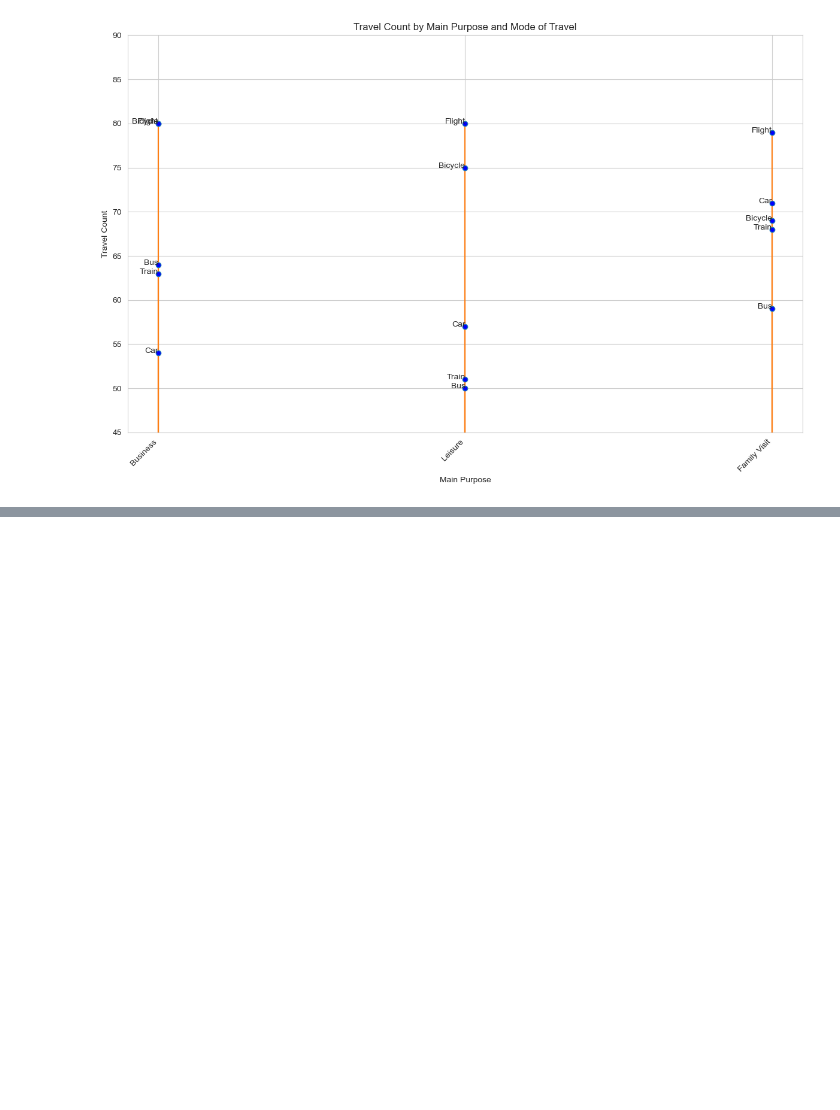
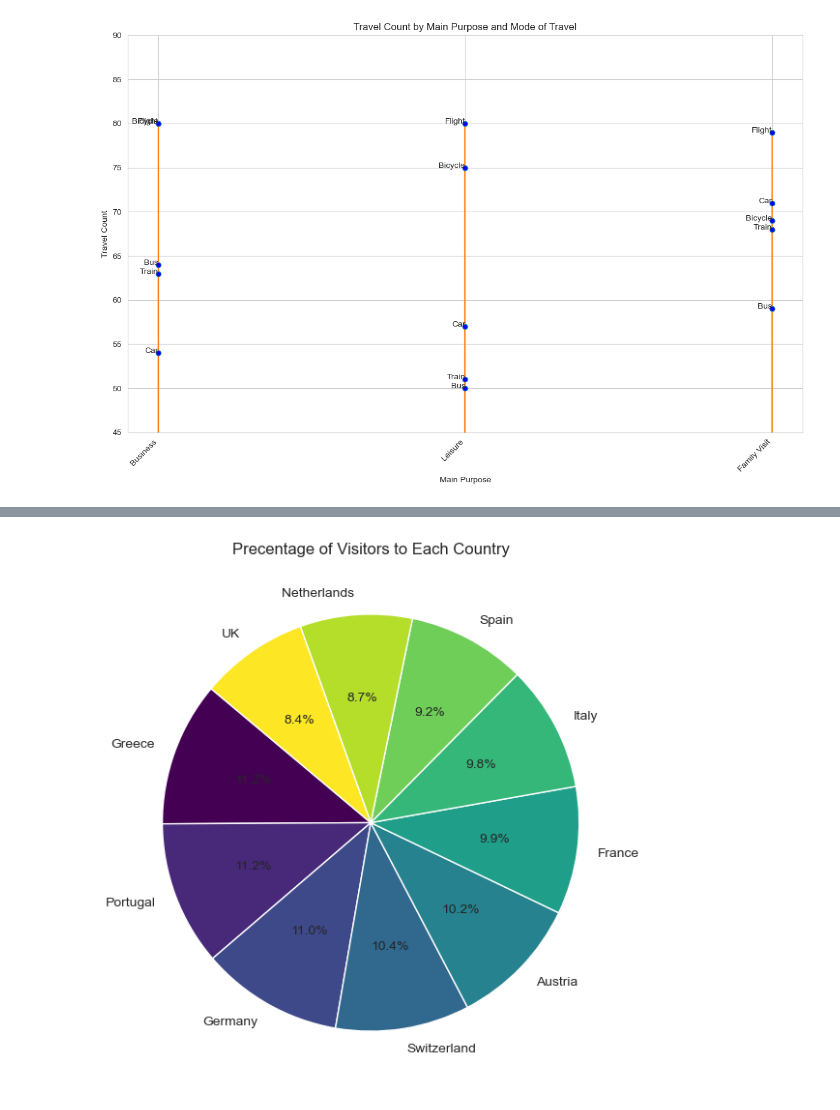
Before and after one commit to CymbalOfJoy/Project_3-Group_7, a Jupyter notebook: Dataset/Test Visualizations.ipynb, the cells around one changed output, grey strips where cells are left out. Drawn from its saved outputs; the diff is of its cells as text; code cells hidden in the pictures; blank space fills up the shorter version.

```diff
--- a/Dataset/Test Visualizations.ipynb
+++ b/Dataset/Test Visualizations.ipynb
@@ -225,3 +322,18 @@ plt.show()
+# %%
+
+
+# Let's say you want to create a pie chart for the 'Main_Purpose' column
+main_purpose_counts = df3['Country_Visited'].value_counts()
+
+# Create a pie chart
+plt.figure(figsize=(10, 7))
+main_purpose_counts.plot.pie(autopct='%1.1f%%', startangle=140, cmap='viridis')
+plt.title('Precentage of Visitors to Each Country')
+plt.ylabel('')  # This removes the y-label
+plt.savefig('pie_chart.png')
+plt.show()
+# %% [output]
+[figure, added]
 # %%
 conn.close()
 engine.dispose()
```
Also changed, not shown: parts of 7 cells of this notebook, 12 other files.
